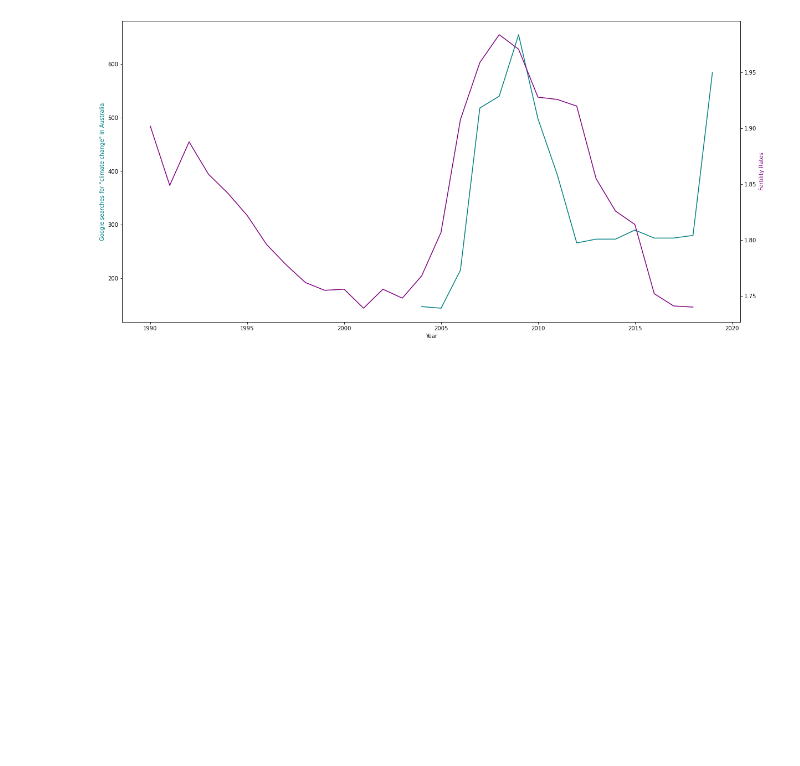
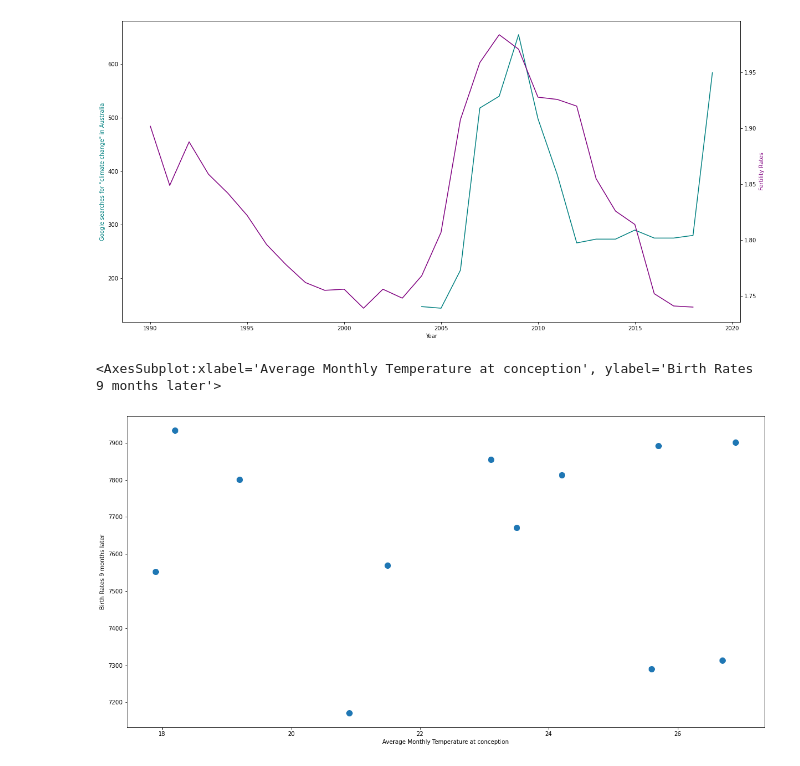
Before and after one commit to JordanLewisStudio/Data_project, a Jupyter notebook: data_project presenation.ipynb, the cells around one changed output. Cells and saved outputs as stored; diff of their text form; code cells hidden in the pictures; blank space fills up the shorter version.

Commit message:
update data project

```diff
--- a/data_project presenation.ipynb
+++ b/data_project presenation.ipynb
@@ -725,0 +724,9 @@ hello
+# %%
+data={'Average Monthly Temperature at conception':[17.9,18.2,19.2,20.9,21.5,23.1,23.5,24.2,25.6,25.7,26.7,26.9],
+      'Birth Rates 9 months later':[7553,7934,7801,7171,7570,7855,7671,7814,7290,7892,7313,7902]}
+
+df = pd.DataFrame(data = data)
+df.plot.scatter(x = 'Average Monthly Temperature at conception', y = 'Birth Rates 9 months later', s = 100)
+# %% [output]
+<AxesSubplot:xlabel='Average Monthly Temperature at conception', ylabel='Birth Rates 9 months later'>
+[figure, added]
```
Also changed, not shown: parts of 1 cell of this notebook, 1 other file.
